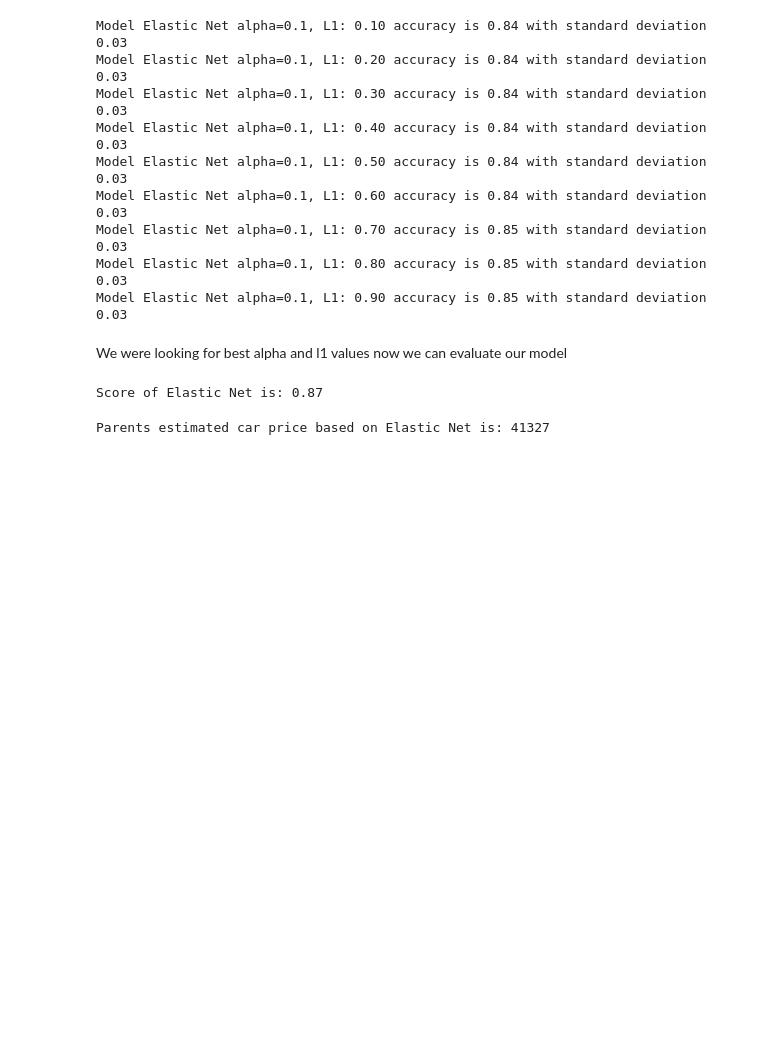
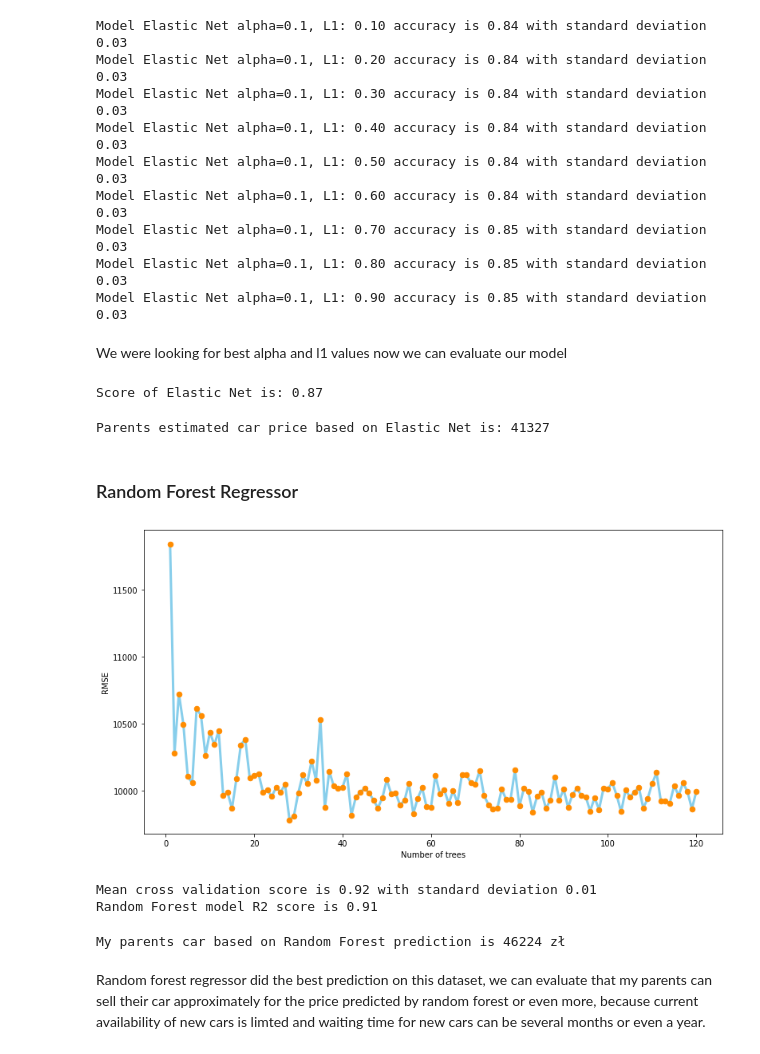
Before and after one commit to bartoszpiechnik25/DataScience, a Jupyter notebook: ParentsCarPrice.ipynb, the cells around one changed output. Drawn from its saved outputs; the diff is of its cells as text; code cells hidden in the pictures; blank space fills up the shorter version.

Commit message:
Add Random Forest Regressor Model

```diff
--- a/ParentsCarPrice.ipynb
+++ b/ParentsCarPrice.ipynb
@@ -678,3 +678,5 @@ Score of Elastic Net is: 0.87
 print(f'Parents estimated car price based on Elastic Net is: {int(net.predict([my_car.values]))}')
 # %% [output]
 Parents estimated car price based on Elastic Net is: 41327
+# %% [markdown]
+### Random Forest Regressor
@@ -680,0 +685,40 @@ Parents estimated car price based on Elastic Net is: 41327
+# %%
+def find_best_N(estimator):
+    n=np.arange(1, 121)
+    error = []
+    for i in n:
+        model = make_pipeline(StandardScaler(),
+                            estimator(n_estimators=i)).fit(X_train, y_train)
+        error.append(np.sqrt(mean_squared_error(y_test, model.predict(X_test))))
+    plt.figure(figsize=(13,7))
+    plt.plot(n, error,
+            c='skyblue',
+            marker='o',
+            linestyle='-',
+            linewidth=3,
+            markersize=6.5,
+            mfc='darkorange',
+            mec='darkorange')
+    plt.xlabel('Number of trees')
+    plt.ylabel('RMSE')
+    return n[error.index(min(error))]
+
+N = find_best_N(RandomForestRegressor)
+# %% [output]
+[figure, added]
+# %%
+random_forest = make_pipeline(StandardScaler(), RandomForestRegressor(n_estimators=N))
+cross = cross_val_score(random_forest, X_train, y_train)
+print(f'Mean cross validation score is {cross.mean():.2f} with standard deviation {cross.std():.2f}')
+random_forest.fit(X_train.values, y_train.values)
+forest_pred = random_forest.predict(X_test.values)
+print(f'Random Forest model R2 score is {r2_score(y_test.values, forest_pred):.2f}')
+# %% [output]
+Mean cross validation score is 0.92 with standard deviation 0.01
+Random Forest model R2 score is 0.91
+# %%
+print(f'My parents car based on Random Forest prediction is {int(random_forest.predict([my_car.values]))} zł')
+# %% [output]
+My parents car based on Random Forest prediction is 46224 zł
+# %% [markdown]
+Random forest regressor did the best prediction on this dataset, we can evaluate that my parents can sell their car approximately for the price predicted by random forest or even more, because current availability of new cars is limted and waiting time for new cars can be several months or even a year.
```
Also changed, not shown: parts of 16 cells of this notebook.
